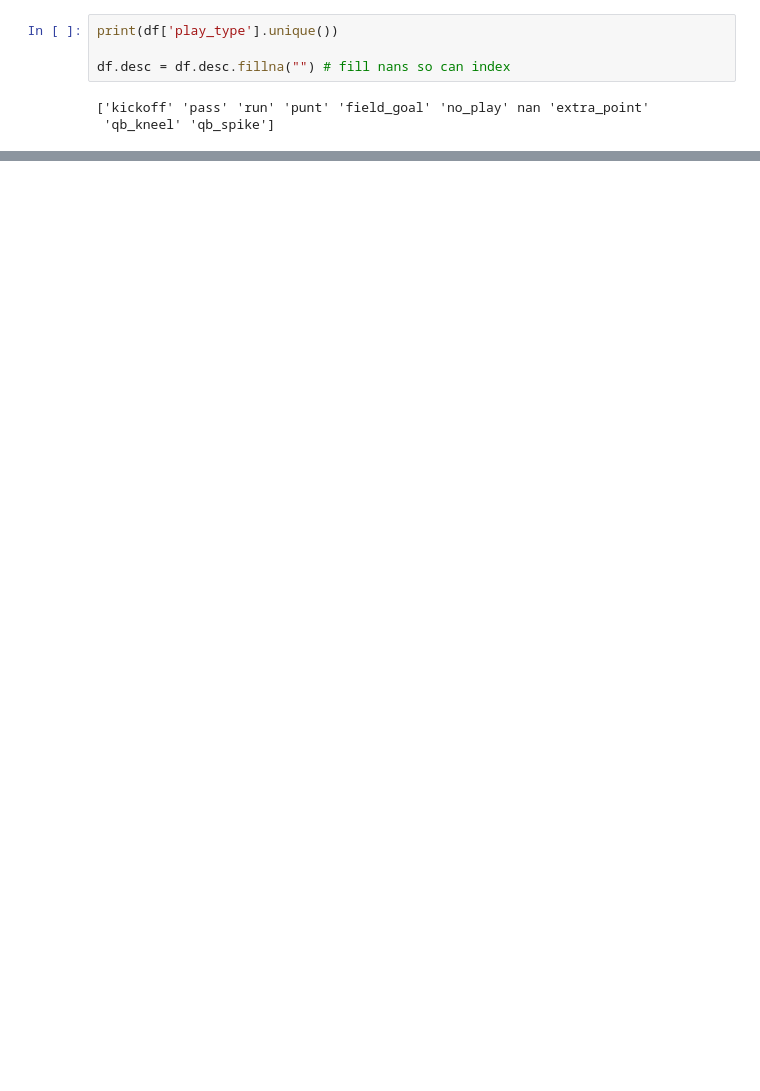
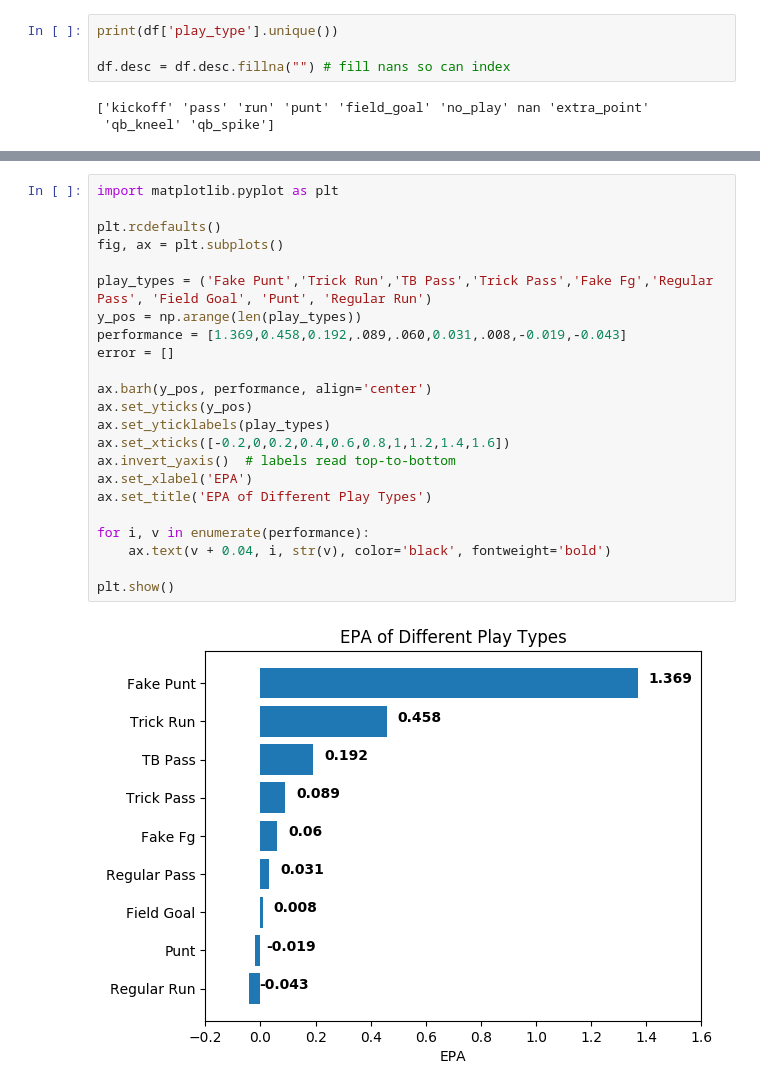
Before and after one commit to btatkinson/trick_plays, a Jupyter notebook: FakeKicks.ipynb, the cells around one changed output, grey strips where cells are left out. Cells and saved outputs as stored; diff of their text form; blank space fills up the shorter version.

```diff
--- a/FakeKicks.ipynb
+++ b/FakeKicks.ipynb
@@ -126,0 +145,25 @@ for index,row in fake_fg.iterrows():
+# %%
+import matplotlib.pyplot as plt
+
+plt.rcdefaults()
+fig, ax = plt.subplots()
+
+play_types = ('Fake Punt','Trick Run','TB Pass','Trick Pass','Fake Fg','Regular Pass', 'Field Goal', 'Punt', 'Regular Run')
+y_pos = np.arange(len(play_types))
+performance = [1.369,0.458,0.192,.089,.060,0.031,.008,-0.019,-0.043]
+error = []
+
+ax.barh(y_pos, performance, align='center')
+ax.set_yticks(y_pos)
+ax.set_yticklabels(play_types)
+ax.set_xticks([-0.2,0,0.2,0.4,0.6,0.8,1,1.2,1.4,1.6])
+ax.invert_yaxis()  # labels read top-to-bottom
+ax.set_xlabel('EPA')
+ax.set_title('EPA of Different Play Types')
+
+for i, v in enumerate(performance):
+    ax.text(v + 0.04, i, str(v), color='black', fontweight='bold')
+
+plt.show()
+# %% [output]
+[figure, added]
```
Also changed, not shown: parts of 17 cells of this notebook.
